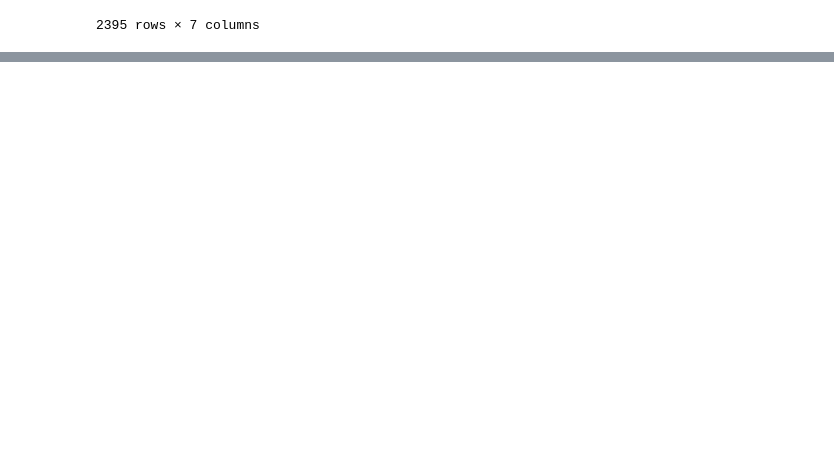
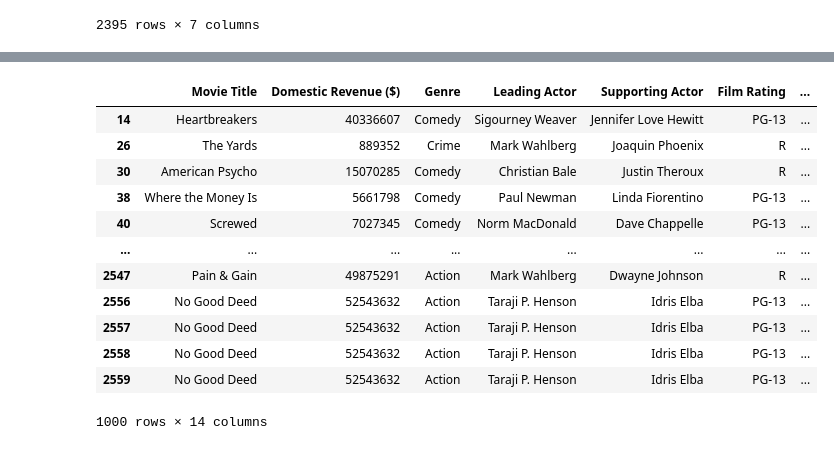
Before and after one commit to Armand57araujo/i-tickets, a Jupyter notebook: pythonnotebook.ipynb, the cells around one changed output, grey strips where cells are left out. Drawn from its saved outputs; the diff is of its cells as text; code cells hidden in the pictures; blank space fills up the shorter version.

```diff
--- a/pythonnotebook.ipynb
+++ b/pythonnotebook.ipynb
@@ -1566,0 +1706,16 @@ Index: []
+# %%
+clean_movies_cities_df.head(1000)
+# %% [output]
+|  | Movie Title | Domestic Revenue ($) | Genre | Leading Actor | Supporting Actor | Film Rating | ... |
+| 14 | Heartbreakers | 40336607 | Comedy | Sigourney Weaver | Jennifer Love Hewitt | PG-13 | ... |
+| 26 | The Yards | 889352 | Crime | Mark Wahlberg | Joaquin Phoenix | R | ... |
+| 30 | American Psycho | 15070285 | Comedy | Christian Bale | Justin Theroux | R | ... |
+| 38 | Where the Money Is | 5661798 | Comedy | Paul Newman | Linda Fiorentino | PG-13 | ... |
+| 40 | Screwed | 7027345 | Comedy | Norm MacDonald | Dave Chappelle | PG-13 | ... |
+| ... | ... | ... | ... | ... | ... | ... | ... |
+| 2547 | Pain & Gain | 49875291 | Action | Mark Wahlberg | Dwayne Johnson | R | ... |
+| 2556 | No Good Deed | 52543632 | Action | Taraji P. Henson | Idris Elba | PG-13 | ... |
+| 2557 | No Good Deed | 52543632 | Action | Taraji P. Henson | Idris Elba | PG-13 | ... |
+| 2558 | No Good Deed | 52543632 | Action | Taraji P. Henson | Idris Elba | PG-13 | ... |
+| 2559 | No Good Deed | 52543632 | Action | Taraji P. Henson | Idris Elba | PG-13 | ... |
+1000 rows × 14 columns
```
Also changed, not shown: parts of 18 cells of this notebook, 7 other files.
